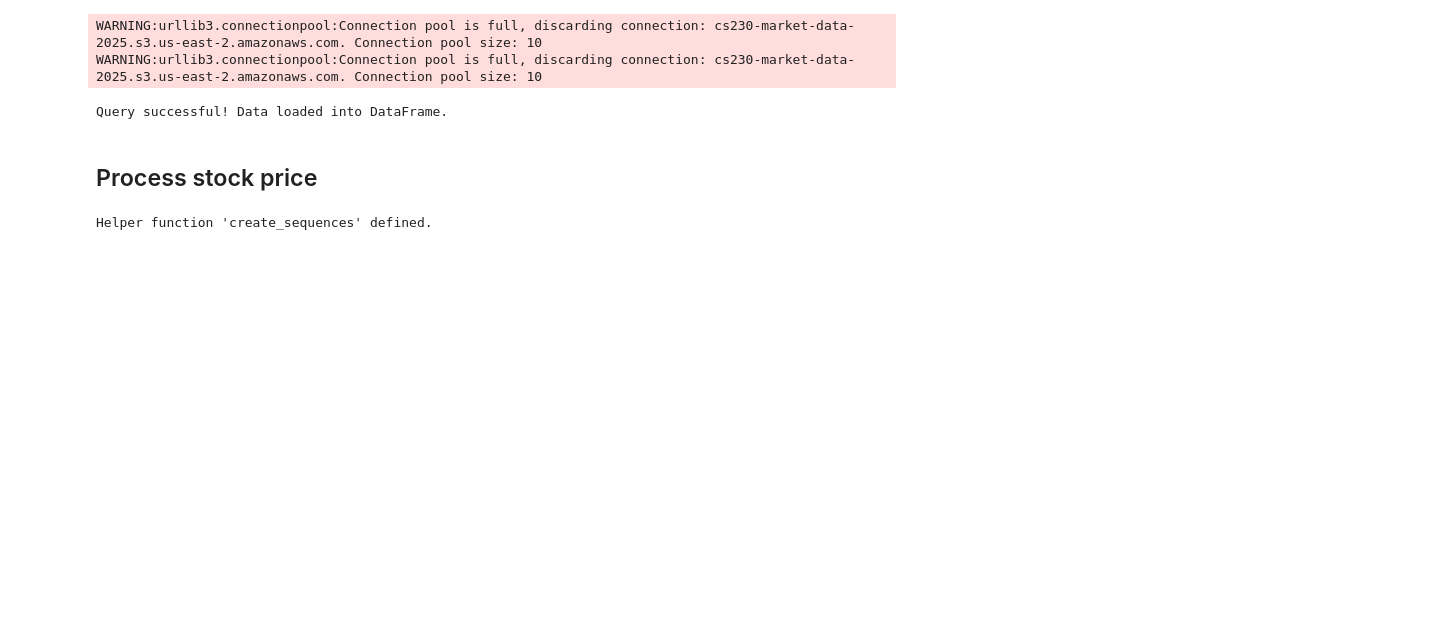
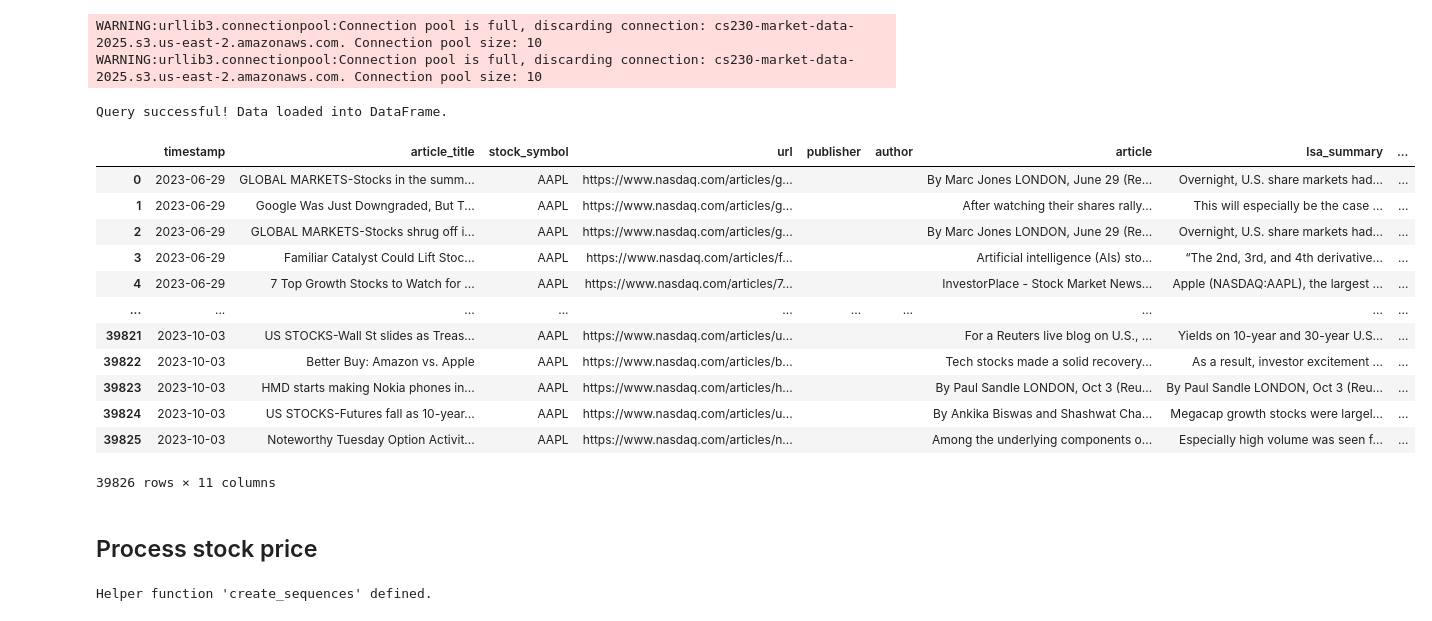
Before and after one commit to hkmamike/market-encoder, a Jupyter notebook: model_keep/A_sen_embed_transformer_attention_weighted_average_keep.ipynb, the cells around one changed output. Drawn from its saved outputs; the diff is of its cells as text; code cells hidden in the pictures; blank space fills up the shorter version.

```diff
--- a/model_keep/A_sen_embed_transformer_attention_weighted_average_keep.ipynb
+++ b/model_keep/A_sen_embed_transformer_attention_weighted_average_keep.ipynb
@@ -117,6 +127,22 @@ Querying data from cs230_finance_data....
 WARNING:urllib3.connectionpool:Connection pool is full, discarding connection: cs230-market-data-2025.s3.us-east-2.amazonaws.com. Connection pool size: 10
 WARNING:urllib3.connectionpool:Connection pool is full, discarding connection: cs230-market-data-2025.s3.us-east-2.amazonaws.com. Connection pool size: 10
 Query successful! Data loaded into DataFrame.
+# %%
+df_news
+# %% [output]
+|  | timestamp | article_title | stock_symbol | url | publisher | author | article | lsa_summary | ... |
+| 0 | 2023-06-29 | GLOBAL MARKETS-Stocks in the summ... | AAPL | https://www.nasdaq.com/articles/g... |  |  | By Marc Jones LONDON, June 29 (Re... | Overnight, U.S. share markets had... | ... |
+| 1 | 2023-06-29 | Google Was Just Downgraded, But T... | AAPL | https://www.nasdaq.com/articles/g... |  |  | After watching their shares rally... | This will especially be the case ... | ... |
+| 2 | 2023-06-29 | GLOBAL MARKETS-Stocks shrug off i... | AAPL | https://www.nasdaq.com/articles/g... |  |  | By Marc Jones LONDON, June 29 (Re... | Overnight, U.S. share markets had... | ... |
+| 3 | 2023-06-29 | Familiar Catalyst Could Lift Stoc... | AAPL | https://www.nasdaq.com/articles/f... |  |  | Artificial intelligence (AIs) sto... | “The 2nd, 3rd, and 4th derivative... | ... |
+| 4 | 2023-06-29 | 7 Top Growth Stocks to Watch for ... | AAPL | https://www.nasdaq.com/articles/7... |  |  | InvestorPlace - Stock Market News... | Apple (NASDAQ:AAPL), the largest ... | ... |
+| ... | ... | ... | ... | ... | ... | ... | ... | ... | ... |
+| 39821 | 2023-10-03 | US STOCKS-Wall St slides as Treas... | AAPL | https://www.nasdaq.com/articles/u... |  |  | For a Reuters live blog on U.S., ... | Yields on 10-year and 30-year U.S... | ... |
+| 39822 | 2023-10-03 | Better Buy: Amazon vs. Apple | AAPL | https://www.nasdaq.com/articles/b... |  |  | Tech stocks made a solid recovery... | As a result, investor excitement ... | ... |
+| 39823 | 2023-10-03 | HMD starts making Nokia phones in... | AAPL | https://www.nasdaq.com/articles/h... |  |  | By Paul Sandle LONDON, Oct 3 (Reu... | By Paul Sandle LONDON, Oct 3 (Reu... | ... |
+| 39824 | 2023-10-03 | US STOCKS-Futures fall as 10-year... | AAPL | https://www.nasdaq.com/articles/u... |  |  | By Ankika Biswas and Shashwat Cha... | Megacap growth stocks were largel... | ... |
+| 39825 | 2023-10-03 | Noteworthy Tuesday Option Activit... | AAPL | https://www.nasdaq.com/articles/n... |  |  | Among the underlying components o... | Especially high volume was seen f... | ... |
+39826 rows × 11 columns
 # %% [markdown]
 ## Process stock price
 # %%
```
Also changed, not shown: parts of 13 cells of this notebook.
